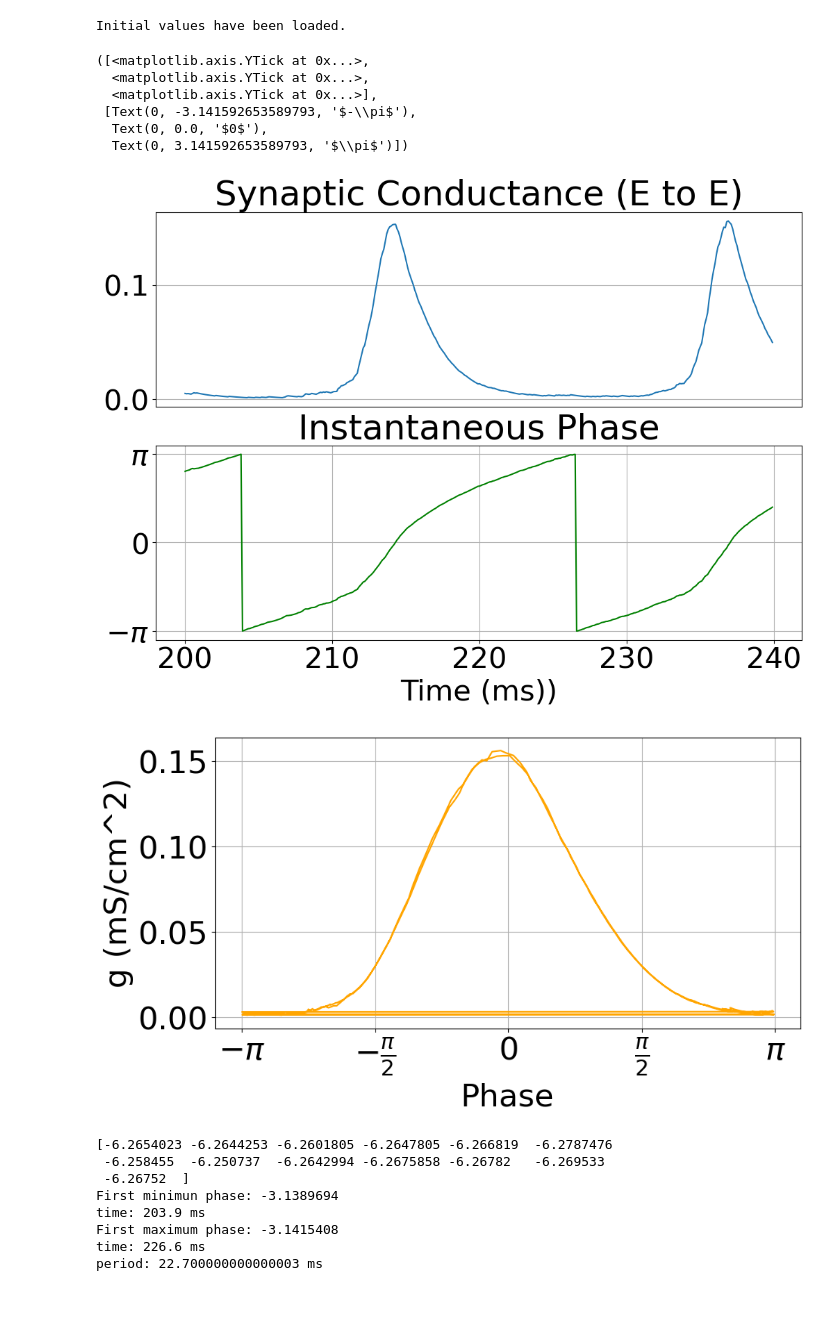
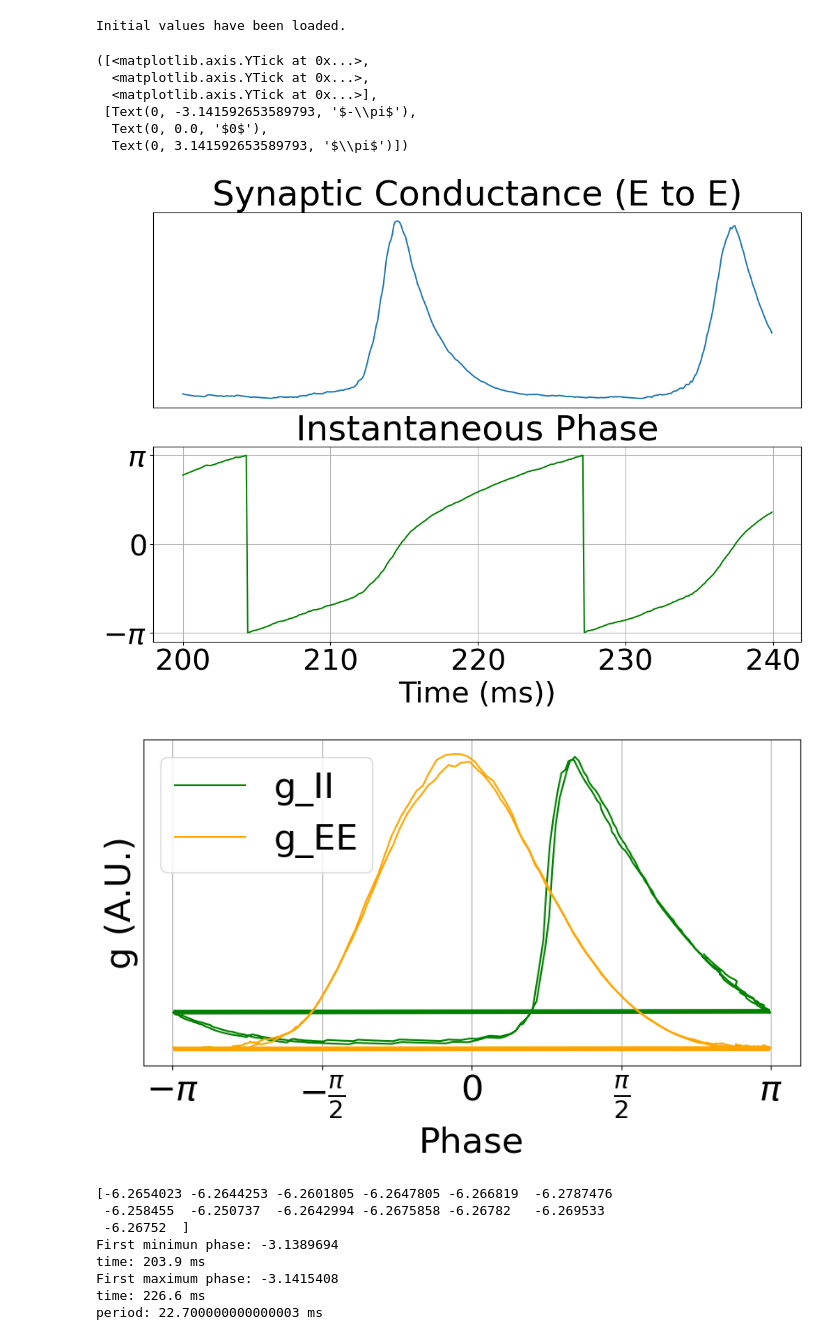
Before and after one commit to LiBinUtokyo/LowRank_ModifiedTheta_SNN, a Jupyter notebook: PYTHON/phase_sensitivity.ipynb, the cells around one changed output. Saved outputs shown, nothing was run; the diff lists cells and outputs as text; code cells hidden in the pictures; blank space fills up the shorter version.

```diff
--- a/PYTHON/phase_sensitivity.ipynb
+++ b/PYTHON/phase_sensitivity.ipynb
@@ -178,6 +179,7 @@ signal = np.mean(g_ref_II_np, axis=0) # 从0ms开始，结果应该会更稳定
 #改为EE
 signal = np.mean(g_ref_EE_np, axis=0)
 
+signal_II = np.mean(g_ref_II_np, axis=0)
 signal_EE = np.mean(g_ref_EE_np, axis=0)
 signal_EI = np.mean(g_ref_EI_np, axis=0)
 signal_IE = np.mean(g_ref_IE_np, axis=0)
@@ -214,6 +216,7 @@ plt.plot(t[int(start_time/dt):int(end_time/dt)], signal[int(start_time/dt):int(e
 # plt.title("Synaptic Conductance (I to I)")
 plt.title("Synaptic Conductance (E to E)")
 plt.xticks([])
+plt.yticks([])
 # plt.yticks([])
 plt.grid(True)
 # plt.xlabel("Time [ms]")
@@ -260,27 +263,31 @@ plt.yticks(ticks, labels)
  [Text(0, -3.141592653589793, '$-\\pi$'),
   Text(0, 0.0, '$0$'),
   Text(0, 3.141592653589793, '$\\pi$')])
-[figure, old version]
+[figure, new version]
 # %%
 plt.figure(figsize=(10, 5))
-# plt.plot(instantaneous_phase[int(200/dt):int(250/dt)],signal[int(200/dt):int(250/dt)]+mean_signal, color='green')
-plt.plot(instantaneous_phase[int(200/dt):int(250/dt)],signal_EE[int(200/dt):int(250/dt)], color='orange')
+plt.plot(instantaneous_phase[int(200/dt):int(250/dt)],signal_II[int(200/dt):int(250/dt)], color='green', label='g_II')
+plt.plot(instantaneous_phase[int(200/dt):int(250/dt)],signal_EE[int(200/dt):int(250/dt)]*4.5, color='orange', label='g_EE')
 # plt.plot(instantaneous_phase[int(200/dt):int(250/dt)],signal_EI[int(200/dt):int(250/dt)], color='blue')
 # plt.plot(instantaneous_phase[int(200/dt):int(250/dt)],signal_IE[int(200/dt):int(250/dt)], color='red')
 # plt.title("Synaptic Conductance (I to I)")
 plt.xlabel("Phase")
 plt.ylabel("g (mS/cm^2)")
-# plt.legend()
+
+plt.ylabel("g (A.U.)")
+plt.yticks([])
+
+plt.legend()
 # plt.yticks([])
 # plt.tight_layout()
 ticks = [-np.pi, -np.pi/2, 0, np.pi/2, np.pi]
 labels = [r"$-\pi$", r"$-\frac{\pi}{2}$", r"$0$", r"$\frac{\pi}{2}$", r"$\pi$"]
 
 plt.xticks(ticks, labels)
 plt.grid(True)
 plt.show()
 # %% [output]
-[figure, old version]
+[figure, new version]
 # %%
 # 寻找第一个周期
 T_pre_ind = int(T_pre/dt)
```
Also changed, not shown: parts of 8 cells of this notebook, 2 other files.
